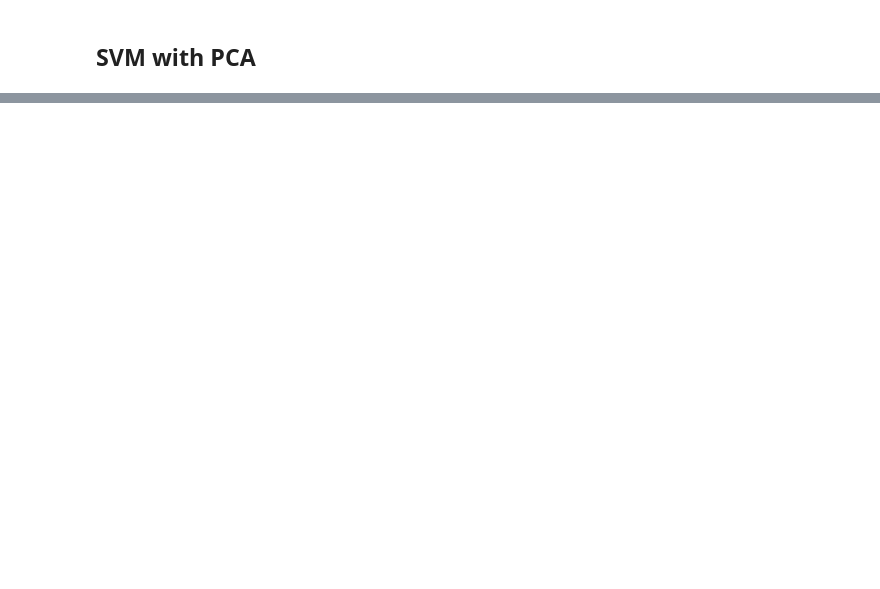
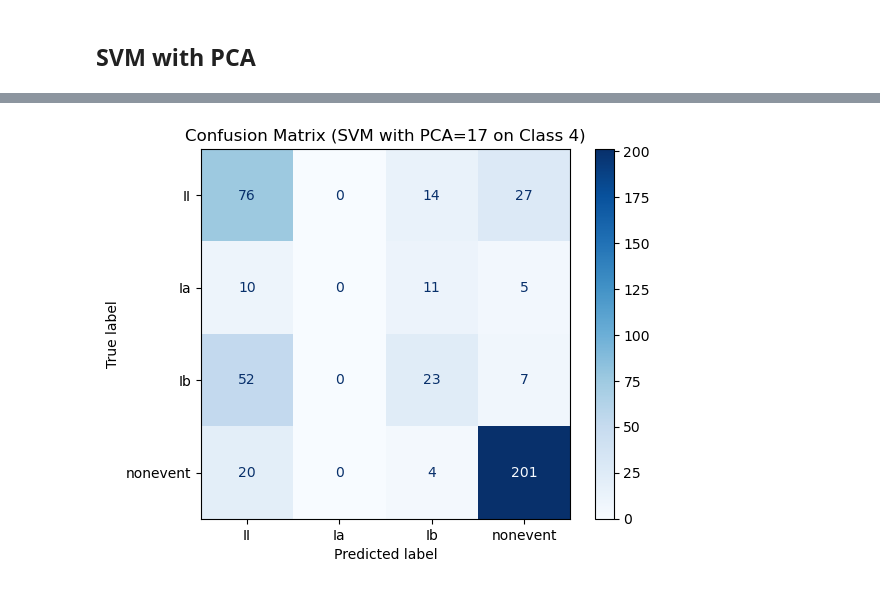
Before and after one commit to em-t/ATM4171-term-project, a Jupyter notebook: notebooks/individual_categories/class4.ipynb, the cells around one changed output, grey strips where cells are left out. Saved outputs shown, nothing was run; the diff lists cells and outputs as text; code cells hidden in the pictures; blank space fills up the shorter version.

```diff
--- a/notebooks/individual_categories/class4.ipynb
+++ b/notebooks/individual_categories/class4.ipynb
@@ -192,3 +139,31 @@ plt.show()
+# %%
+#Confusion matrix for best PCA component number
+best_n = np.argmax(multi_accuracies_svm) + 1
+svm = SVC(kernel='rbf')
+all_preds = []
+all_true = []
+pca = PCA(n_components=best_n)
+for train_index, test_index in skf.split(X_train_scaled, y_train4):
+    X_train_fold = X_train_scaled.iloc[train_index]
+    X_test_fold  = X_train_scaled.iloc[test_index]
+    y_train_fold = y_train4.iloc[train_index]
+    y_test_fold  = y_train4.iloc[test_index]
+
+    # Fit PCA on train fold only, transform both
+    pca.fit(X_train_fold)
+    X_train_pca = pca.transform(X_train_fold)
+    X_test_pca  = pca.transform(X_test_fold)
+
+    svm.fit(X_train_pca, y_train_fold.values.ravel())
+    all_preds.extend(svm.predict(X_test_pca))
+    all_true.extend(y_test_fold)
+cm = confusion_matrix(all_true, all_preds)
+disp = ConfusionMatrixDisplay(confusion_matrix=cm, display_labels=svm.classes_)
+disp.plot(cmap='Blues')
+plt.title(f"Confusion Matrix (SVM with PCA={best_n} on Class 4)")
+plt.show()
+# %% [output]
+[figure, added]
 # %% [markdown]
 ## SVM PCA including testing set
 
```
Also changed, not shown: parts of 26 cells of this notebook, 8 other files.
